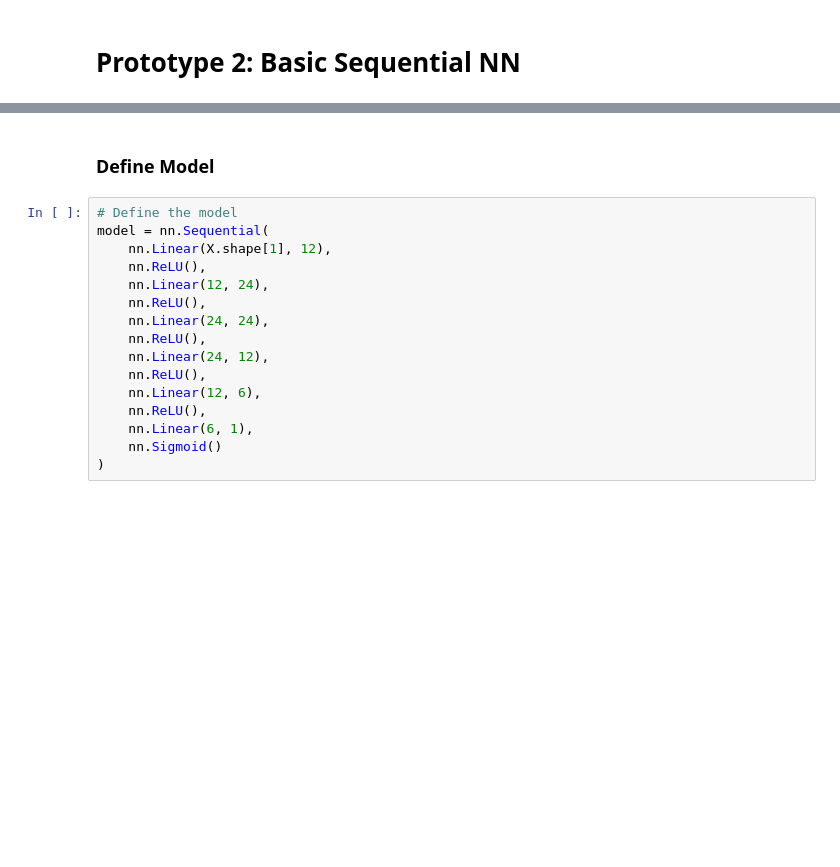
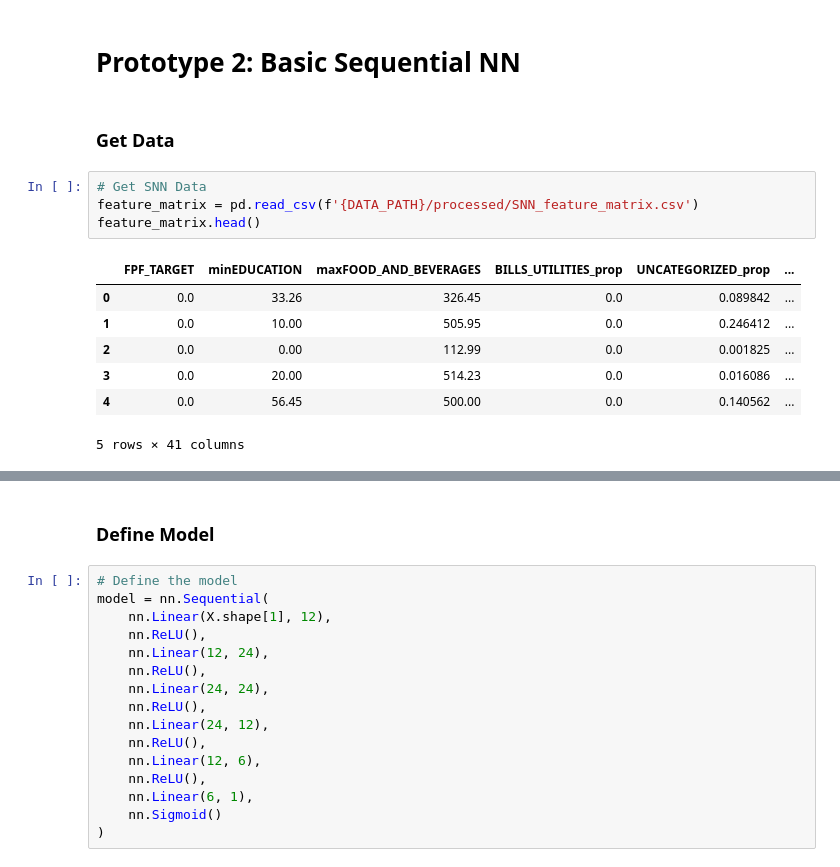
Before and after one commit to JiaDarren/DSC_180A, a Jupyter notebook: notebooks/model_testing.ipynb, the cells around one changed output, grey strips where cells are left out. Cells and saved outputs as stored; diff of their text form; blank space fills up the shorter version.

```diff
--- a/notebooks/model_testing.ipynb
+++ b/notebooks/model_testing.ipynb
@@ -124,2 +131,16 @@ ROC-AUC Score:  0.58630
 # %% [markdown]
 # Prototype 2: Basic Sequential NN
+# %% [markdown]
+### Get Data
+# %%
+# Get SNN Data
+feature_matrix = pd.read_csv(f'{DATA_PATH}/processed/SNN_feature_matrix.csv')
+feature_matrix.head()
+# %% [output]
+|  | FPF_TARGET | minEDUCATION | maxFOOD_AND_BEVERAGES | BILLS_UTILITIES_prop | UNCATEGORIZED_prop | ... |
+| 0 | 0.0 | 33.26 | 326.45 | 0.0 | 0.089842 | ... |
+| 1 | 0.0 | 10.00 | 505.95 | 0.0 | 0.246412 | ... |
+| 2 | 0.0 | 0.00 | 112.99 | 0.0 | 0.001825 | ... |
+| 3 | 0.0 | 20.00 | 514.23 | 0.0 | 0.016086 | ... |
+| 4 | 0.0 | 56.45 | 500.00 | 0.0 | 0.140562 | ... |
+5 rows × 41 columns
```
Also changed, not shown: parts of 14 cells of this notebook, 5 other files.
